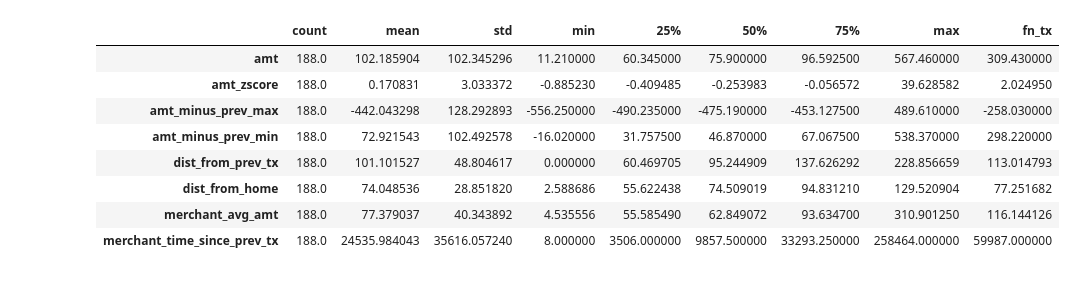
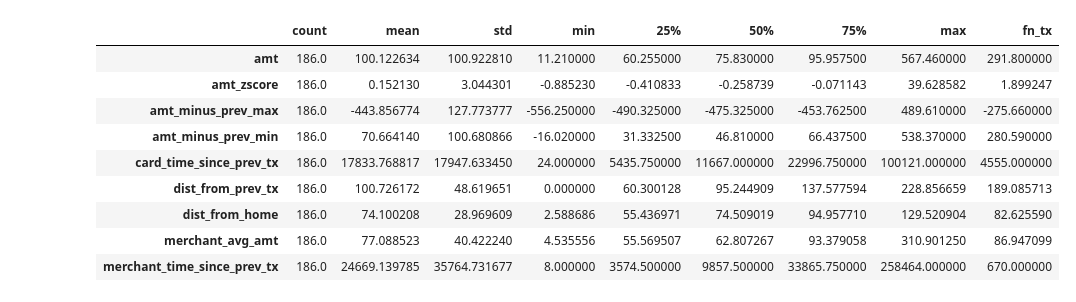
Before and after one commit to mahdy-saidi/Graph-fraud-detection, a Jupyter notebook: vgae/with_nnconv/4-fn_analysis.ipynb, the cells around one changed output. Cells and saved outputs as stored; diff of their text form; code cells hidden in the pictures.

```diff
--- a/vgae/with_nnconv/4-fn_analysis.ipynb
+++ b/vgae/with_nnconv/4-fn_analysis.ipynb
@@ -206,7 +286,7 @@ df = df.merge(
     how="left"
 )
 # %%
-tx_id = 113452
+tx_id = 111666
 
 features = [
     "trans_date_trans_time",
@@ -216,28 +296,37 @@ features = [
     # Transaction features
     "amt",
     "hour",
+    "is_night_tx",
     "dayofweek",
     "is_weekend",
     "age",
     "is_new_merchant",
+    "card_time_since_prev_tx",
+    "dist_from_prev_tx",
     "dist_from_home",
-    "dist_from_prev_tx",
-    "category",
+    "is_impossible_travel",
+    "category_idx",
+    "is_category_shift",
 
     # Card features
     "amt_zscore",
+    "amt_vs_card_mean_ratio",
     "amt_minus_prev_max",
     "amt_minus_prev_min",
     "card_amt_mean",
     "card_amt_std",
+    "tx_count_1h",
+    "tx_count_24h",
+    "amt_sum_1h",
 
     # Identity
-    "gender", "job",
+    "gender_idx", "job_idx",
     "city_pop",
 
     # Mercahnt feature
     "merchant_avg_amt",
-    "merchant_time_since_prev_tx"
+    "merchant_time_since_prev_tx",
+    "amt_vs_merchant_avg_ratio",
 ]
 
 df.loc[df["transaction_id"] == tx_id, features].iloc[0].to_frame("value")
@@ -305,35 +394,37 @@ Percentage of fraud transactions: 1.60%
 # %%
 # Last transaction (fraud)
 fn_tx = row_fn
 
 # Compute historical stats
 hist_stats = card_tx[[
-    "amt", "amt_zscore", "amt_minus_prev_max", "amt_minus_prev_min", "dist_from_prev_tx", "dist_from_home","merchant_avg_amt", "merchant_time_since_prev_tx"
+    "amt", "amt_zscore", "amt_minus_prev_max", "amt_minus_prev_min", "card_time_since_prev_tx", "dist_from_prev_tx", "dist_from_home","merchant_avg_amt", "merchant_time_since_prev_tx"
 ]].describe().T
 
 # Add the FN transaction value
 hist_stats["fn_tx"] = [
     fn_tx["amt"],
     fn_tx["amt_zscore"],
     fn_tx["amt_minus_prev_max"],
     fn_tx["amt_minus_prev_min"],
+    fn_tx["card_time_since_prev_tx"],
     fn_tx["dist_from_prev_tx"],
     fn_tx["dist_from_home"],
     fn_tx["merchant_avg_amt"],
     fn_tx["merchant_time_since_prev_tx"]
 ]
 
 hist_stats
 # %% [output]
 |  | count | mean | std | min | 25% | 50% | 75% | max | fn_tx |
-| amt | 188.0 | 102.185904 | 102.345296 | 11.210000 | 60.345000 | 75.900000 | 96.592500 | 567.460000 | 309.430000 |
-| amt_zscore | 188.0 | 0.170831 | 3.033372 | -0.885230 | -0.409485 | -0.253983 | -0.056572 | 39.628582 | 2.024950 |
-| amt_minus_prev_max | 188.0 | -442.043298 | 128.292893 | -556.250000 | -490.235000 | -475.190000 | -453.127500 | 489.610000 | -258.030000 |
-| amt_minus_prev_min | 188.0 | 72.921543 | 102.492578 | -16.020000 | 31.757500 | 46.870000 | 67.067500 | 538.370000 | 298.220000 |
-| dist_from_prev_tx | 188.0 | 101.101527 | 48.804617 | 0.000000 | 60.469705 | 95.244909 | 137.626292 | 228.856659 | 113.014793 |
-| dist_from_home | 188.0 | 74.048536 | 28.851820 | 2.588686 | 55.622438 | 74.509019 | 94.831210 | 129.520904 | 77.251682 |
-| merchant_avg_amt | 188.0 | 77.379037 | 40.343892 | 4.535556 | 55.585490 | 62.849072 | 93.634700 | 310.901250 | 116.144126 |
-| merchant_time_since_prev_tx | 188.0 | 24535.984043 | 35616.057240 | 8.000000 | 3506.000000 | 9857.500000 | 33293.250000 | 258464.000000 | 59987.000000 |
+| amt | 186.0 | 100.122634 | 100.922810 | 11.210000 | 60.255000 | 75.830000 | 95.957500 | 567.460000 | 291.800000 |
+| amt_zscore | 186.0 | 0.152130 | 3.044301 | -0.885230 | -0.410833 | -0.258739 | -0.071143 | 39.628582 | 1.899247 |
+| amt_minus_prev_max | 186.0 | -443.856774 | 127.773777 | -556.250000 | -490.325000 | -475.325000 | -453.762500 | 489.610000 | -275.660000 |
+| amt_minus_prev_min | 186.0 | 70.664140 | 100.680866 | -16.020000 | 31.332500 | 46.810000 | 66.437500 | 538.370000 | 280.590000 |
+| card_time_since_prev_tx | 186.0 | 17833.768817 | 17947.633450 | 24.000000 | 5435.750000 | 11667.000000 | 22996.750000 | 100121.000000 | 4555.000000 |
+| dist_from_prev_tx | 186.0 | 100.726172 | 48.619651 | 0.000000 | 60.300128 | 95.244909 | 137.577594 | 228.856659 | 189.085713 |
+| dist_from_home | 186.0 | 74.100208 | 28.969609 | 2.588686 | 55.436971 | 74.509019 | 94.957710 | 129.520904 | 82.625590 |
+| merchant_avg_amt | 186.0 | 77.088523 | 40.422240 | 4.535556 | 55.569507 | 62.807267 | 93.379058 | 310.901250 | 86.947099 |
+| merchant_time_since_prev_tx | 186.0 | 24669.139785 | 35764.731677 | 8.000000 | 3574.500000 | 9857.500000 | 33865.750000 | 258464.000000 | 670.000000 |
 # %%
 plt.hist(card_tx["hour"], bins=24, alpha=0.7)
 plt.axvline(fn_tx["hour"], color="red", label="FN transaction")
```
Also changed, not shown: parts of 6 cells of this notebook, 23 other files.
